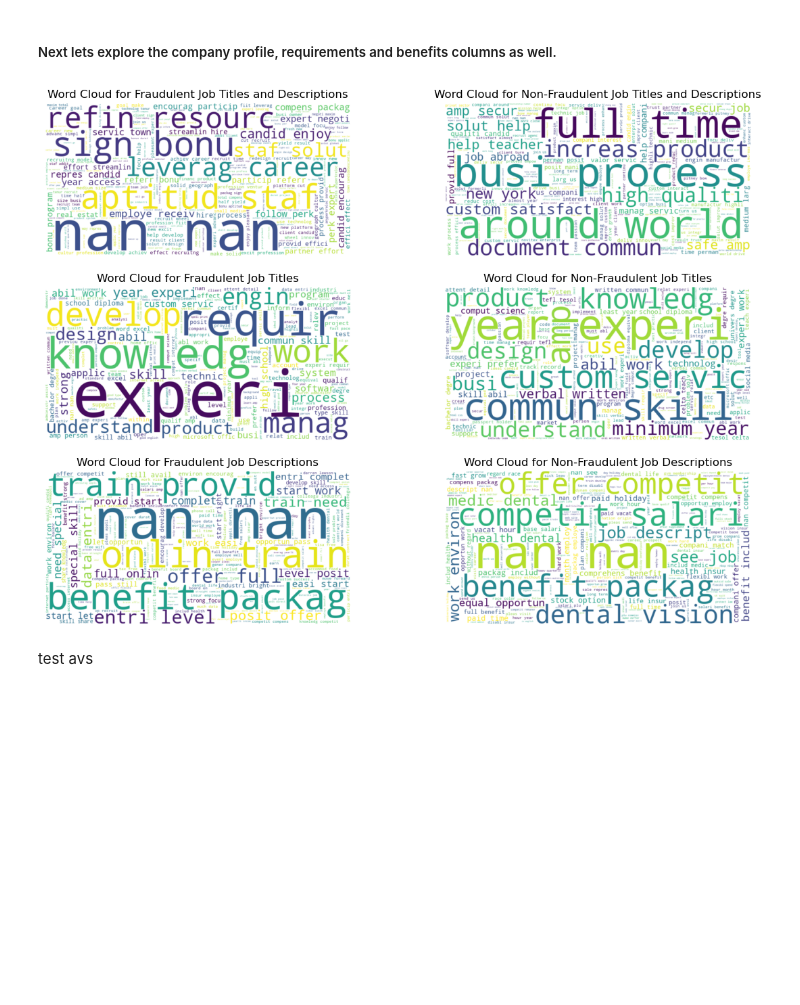
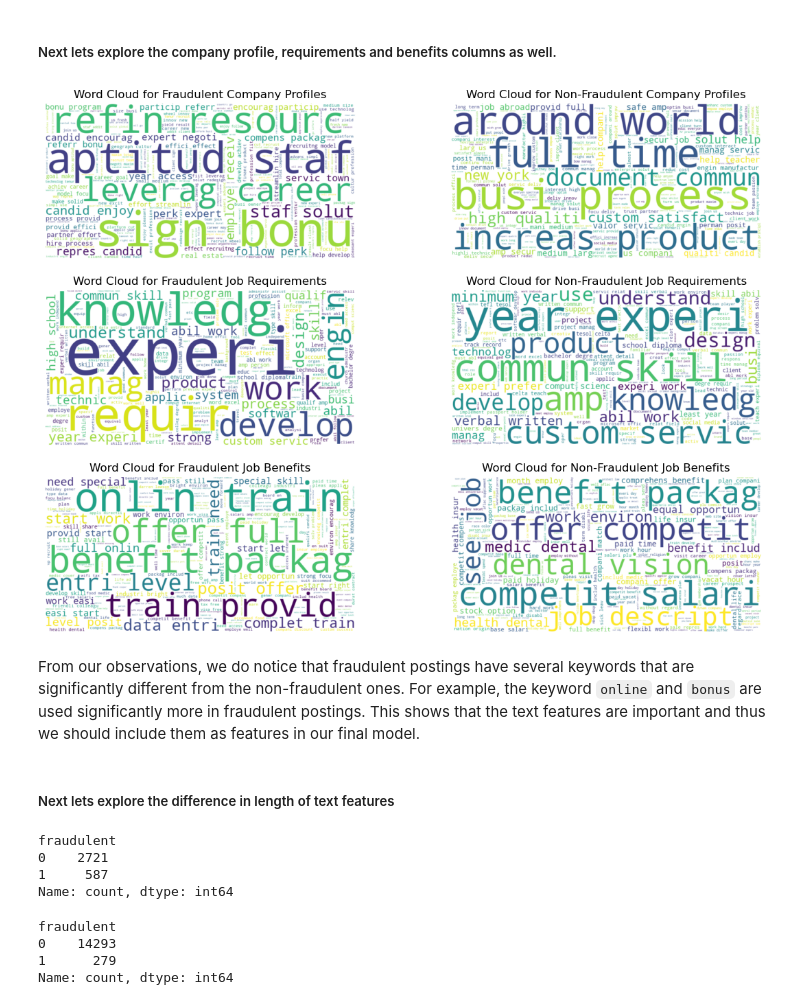
Before and after one commit to LordZhiHao/BT4012_Fraud_Analytics_Project, a Jupyter notebook: EDA.ipynb, the cells around one changed output. Drawn from its saved outputs; the diff is of its cells as text; code cells hidden in the pictures; blank space fills up the shorter version.

```diff
--- a/EDA.ipynb
+++ b/EDA.ipynb
@@ -841,6 +841,19 @@ fraudulent_req = ' '.join(df[df['fraudulent'] == 1]['requirements'])
 non_fraudulent_req = ' '.join(df[df['fraudulent'] == 0]['requirements'])
 fraudulent_benefits = ' '.join(df[df['fraudulent'] == 1]['benefits'])
 non_fraudulent_benefits = ' '.join(df[df['fraudulent'] == 0]['benefits'])
+
+# Define a function for text preprocessing
+def preprocess_text(text):
+    stop_words = set(stopwords.words('english'))
+    ps = PorterStemmer()
+
+    # Lowercasing and tokenization
+    words = word_tokenize(text.lower())
+
+    # Removing stopwords and stemming
+    words = [ps.stem(word) for word in words if word.isalpha() and word not in stop_words]
+
+    return ' '.join(words)
 
 # Apply text preprocessing to both categories
 fraudulent_profile = preprocess_text(fraudulent_profile)
@@ -868,39 +881,55 @@ wordcloud_non_fraudulent_descriptions = WordCloud(width=800, height=400, backgro
 
 # Plot the word clouds
 plt.figure(figsize=(14, 10))
 
 plt.subplot(3, 2, 1)
 plt.imshow(wordcloud_fraudulent, interpolation='bilinear')
-plt.title('Word Cloud for Fraudulent Job Titles and Descriptions')
+plt.title('Word Cloud for Fraudulent Company Profiles')
 plt.axis('off')
 
 plt.subplot(3, 2, 2)
 plt.imshow(wordcloud_non_fraudulent, interpolation='bilinear')
-plt.title('Word Cloud for Non-Fraudulent Job Titles and Descriptions')
+plt.title('Word Cloud for Non-Fraudulent Company Profiles')
 plt.axis('off')
 
 plt.subplot(3, 2, 3)
 plt.imshow(wordcloud_fraudulent_titles, interpolation='bilinear')
-plt.title('Word Cloud for Fraudulent Job Titles')
+plt.title('Word Cloud for Fraudulent Job Requirements')
 plt.axis('off')
 
 plt.subplot(3, 2, 4)
 plt.imshow(wordcloud_non_fraudulent_titles, interpolation='bilinear')
-plt.title('Word Cloud for Non-Fraudulent Job Titles')
+plt.title('Word Cloud for Non-Fraudulent Job Requirements')
 plt.axis('off')
 
 plt.subplot(3, 2, 5)
 plt.imshow(wordcloud_fraudulent_descriptions, interpolation='bilinear')
-plt.title('Word Cloud for Fraudulent Job Descriptions')
+plt.title('Word Cloud for Fraudulent Job Benefits')
 plt.axis('off')
 
 plt.subplot(3, 2, 6)
 plt.imshow(wordcloud_non_fraudulent_descriptions, interpolation='bilinear')
-plt.title('Word Cloud for Non-Fraudulent Job Descriptions')
+plt.title('Word Cloud for Non-Fraudulent Job Benefits')
 plt.axis('off')
 
 plt.show()
 # %% [output]
-[figure, old version]
+[figure, new version]
-# %% [markdown]
-test avs
+# %% [markdown]
+From our observations, we do notice that fraudulent postings have several keywords that are significantly different from the non-fraudulent ones. For example, the keyword `online` and `bonus` are used significantly more in fraudulent postings. This shows that the text features are important and thus we should include them as features in our final model.
+# %% [markdown]
+##### Next lets explore the difference in length of text features
+# %%
+data[data['company_profile'].isna()]['fraudulent'].value_counts()
+# %% [output]
+fraudulent
+0    2721
+1     587
+Name: count, dtype: int64
+# %%
+data[data['company_profile'].isna()==False]['fraudulent'].value_counts() # there may be more fraud cases where companies have no profiles
+# %% [output]
+fraudulent
+0    14293
+1      279
+Name: count, dtype: int64
```
Also changed, not shown: parts of 17 cells of this notebook.
